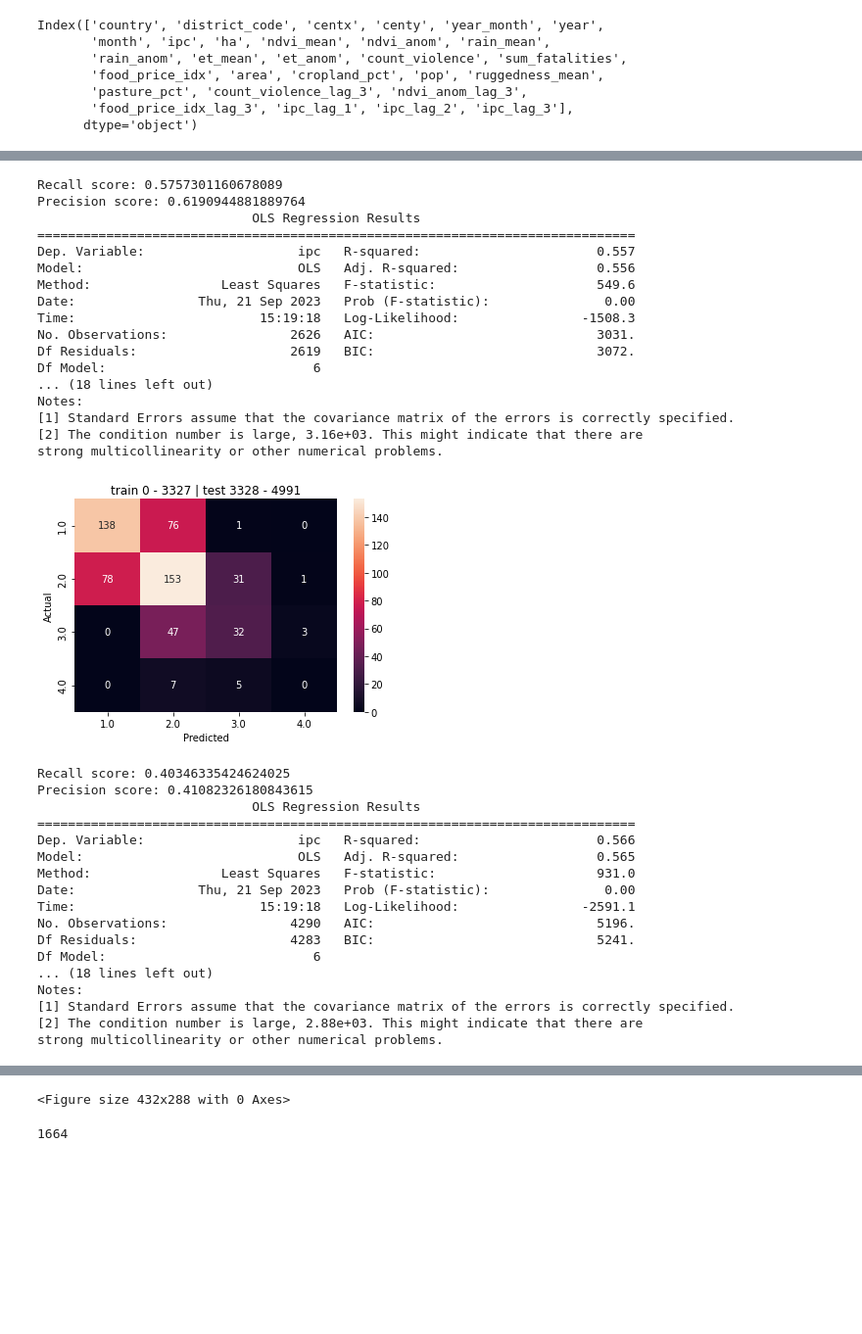
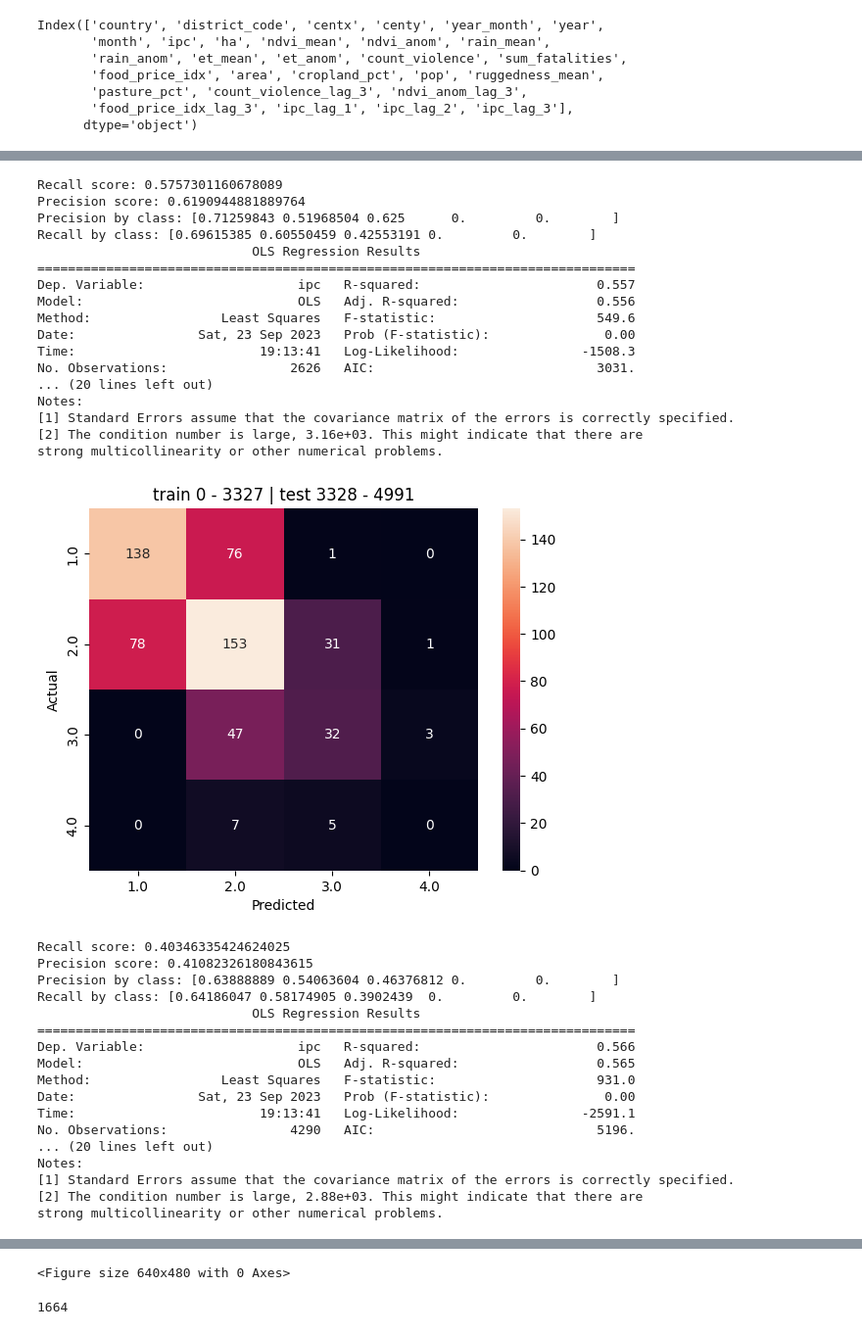
Before and after one commit to khknopp/JBG060-DC3, a Jupyter notebook: predictions.ipynb, the cells around one changed output, grey strips where cells are left out. Shown at 98% size. Saved outputs shown, nothing was run; the diff lists cells and outputs as text; code cells hidden in the pictures; blank space fills up the shorter version.

Commit message:
P+R for each category

```diff
--- a/predictions.ipynb
+++ b/predictions.ipynb
@@ -196,6 +196,11 @@ r2_values = list()
 # Initialize empty Series for aggregated confusion matrix
 predictions = pd.Series()
 all_true_ipc = pd.Series()
+
+# Initialize a dictionary for all classes
+precision_by_class = {i+1: [] for i in range(5)}
+recall_by_class = {i+1: [] for i in range(5)}
+
 
 for train_index, val_index in cv.split(X): # Loop over the different training-test splits
 
@@ -231,8 +236,28 @@ for train_index, val_index in cv.split(X): # Loop over the different training-te
     print("Precision score:", precision_score(true, pred, average="macro"))
 
 
+    # Calculate precision and recall for each class
+    precision, recall, _, _ = precision_recall_fscore_support(true, pred, average=None, labels=range(1, 6), zero_division=0)
+
+    for i in range(5):
+        precision_by_class[i+1].append(precision[i])
+        recall_by_class[i+1].append(recall[i])
+
+    # Print precision and recall for each class
+    print("Precision by class:", precision)
+    print("Recall by class:", recall)
+
+
+# Calculate the mean precision and recall across all iterations for each class
+mean_precision_by_class = {i+1: np.mean(precision_by_class[i+1]) for i in range(5)}
+mean_recall_by_class = {i+1: np.mean(recall_by_class[i+1]) for i in range(5)}
+
+# Print mean values of performance metrics
+print('\nMean values:')
 print(f"Mean MAE: {np.mean(mae_values):.2f}") # Print MAE
 print(f"Mean R2: {np.mean(r2_values):.2f}") # Print R2
+print("Mean Precision by class:", mean_precision_by_class)
+print("Mean Recall by class:", mean_recall_by_class)
 
 plot_ConfusionMatrix(prediction = predictions, true = all_true_ipc) # Print confusion matrix aggregated from results of all splits
 # %% [output]
@@ -257,34 +282,34 @@ strong multicollinearity or other numerical problems.
 Recall score: 0.5757301160678089
 Precision score: 0.6190944881889764
+Precision by class: [0.71259843 0.51968504 0.625      0.         0.        ]
+Recall by class: [0.69615385 0.60550459 0.42553191 0.         0.        ]
                             OLS Regression Results
 ==============================================================================
 Dep. Variable:                    ipc   R-squared:                       0.557
 Model:                            OLS   Adj. R-squared:                  0.556
 Method:                 Least Squares   F-statistic:                     549.6
-Date:                Thu, 21 Sep 2023   Prob (F-statistic):               0.00
-Time:                        15:19:18   Log-Likelihood:                -1508.3
+Date:                Sat, 23 Sep 2023   Prob (F-statistic):               0.00
+Time:                        19:13:41   Log-Likelihood:                -1508.3
 No. Observations:                2626   AIC:                             3031.
-Df Residuals:                    2619   BIC:                             3072.
-Df Model:                           6
-... (18 lines left out)
+... (20 lines left out)
 Notes:
 [1] Standard Errors assume that the covariance matrix of the errors is correctly specified.
 [2] The condition number is large, 3.16e+03. This might indicate that there are
 strong multicollinearity or other numerical problems.
-[figure, old version]
+[figure, new version]
 Recall score: 0.40346335424624025
 Precision score: 0.41082326180843615
+Precision by class: [0.63888889 0.54063604 0.46376812 0.         0.        ]
+Recall by class: [0.64186047 0.58174905 0.3902439  0.         0.        ]
                             OLS Regression Results
 ==============================================================================
 Dep. Variable:                    ipc   R-squared:                       0.566
 Model:                            OLS   Adj. R-squared:                  0.565
 Method:                 Least Squares   F-statistic:                     931.0
-Date:                Thu, 21 Sep 2023   Prob (F-statistic):               0.00
-Time:                        15:19:18   Log-Likelihood:                -2591.1
+Date:                Sat, 23 Sep 2023   Prob (F-statistic):               0.00
+Time:                        19:13:41   Log-Likelihood:                -2591.1
 No. Observations:                4290   AIC:                             5196.
-Df Residuals:                    4283   BIC:                             5241.
-Df Model:                           6
-... (18 lines left out)
+... (20 lines left out)
 Notes:
 [1] Standard Errors assume that the covariance matrix of the errors is correctly specified.
 [2] The condition number is large, 2.88e+03. This might indicate that there are
@@ -338,7 +369,7 @@ Mean R2: 0.62
 | 3.0 | 10 | 182 | 442 | 156 | 65 |
 | 4.0 | 0 | 13 | 77 | 66 | 24 |
 | 5.0 | 0 | 0 | 0 | 0 | 1 |
-<Figure size 432x288 with 0 Axes>
+<Figure size 640x480 with 0 Axes>
 # %%
 #y_pred.isnull() == y_val.isnull()
 y_val['ipc'].isnull().sum()
```
Also changed, not shown: parts of 8 cells of this notebook.
